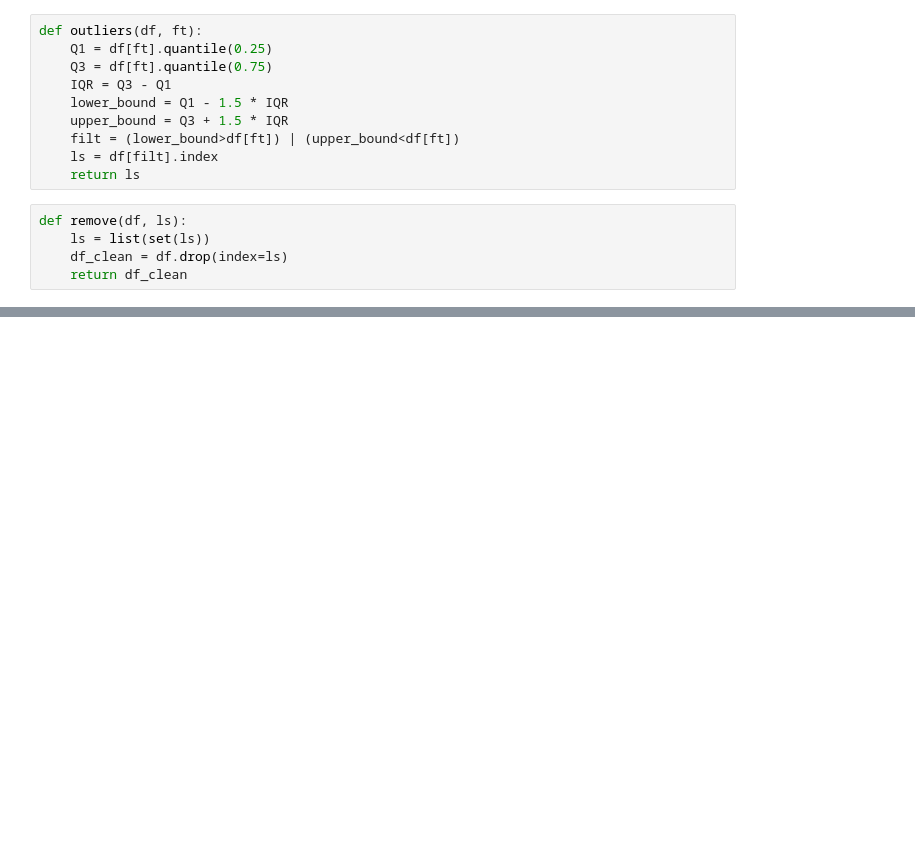
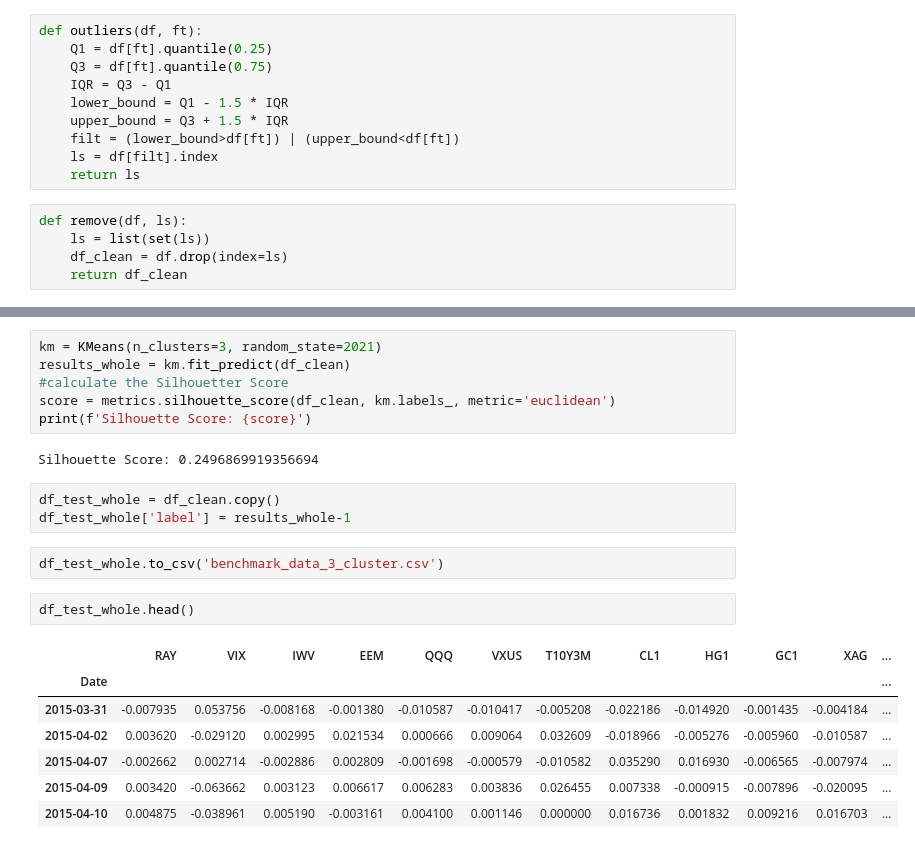
Before and after one commit to Vaanke/IAQF22, a Jupyter notebook: IAQF.ipynb, the cells around one changed output, grey strips where cells are left out. Saved outputs shown, nothing was run; the diff lists cells and outputs as text; blank space fills up the shorter version.

```diff
--- a/IAQF.ipynb
+++ b/IAQF.ipynb
@@ -243,0 +215,23 @@ df_datarobot_test.to_csv('df_datarobot_test.csv')
+# %%
+km = KMeans(n_clusters=3, random_state=2021)
+results_whole = km.fit_predict(df_clean)
+#calculate the Silhouetter Score
+score = metrics.silhouette_score(df_clean, km.labels_, metric='euclidean')
+print(f'Silhouette Score: {score}')
+# %% [output]
+Silhouette Score: 0.2496869919356694
+# %%
+df_test_whole = df_clean.copy()
+df_test_whole['label'] = results_whole-1
+# %%
+df_test_whole.to_csv('benchmark_data_3_cluster.csv')
+# %%
+df_test_whole.head()
+# %% [output]
+|  | RAY | VIX | IWV | EEM | QQQ | VXUS | T10Y3M | CL1 | HG1 | GC1 | XAG | ... |
+| Date |  |  |  |  |  |  |  |  |  |  |  | ... |
+| 2015-03-31 | -0.007935 | 0.053756 | -0.008168 | -0.001380 | -0.010587 | -0.010417 | -0.005208 | -0.022186 | -0.014920 | -0.001435 | -0.004184 | ... |
+| 2015-04-02 | 0.003620 | -0.029120 | 0.002995 | 0.021534 | 0.000666 | 0.009064 | 0.032609 | -0.018966 | -0.005276 | -0.005960 | -0.010587 | ... |
+| 2015-04-07 | -0.002662 | 0.002714 | -0.002886 | 0.002809 | -0.001698 | -0.000579 | -0.010582 | 0.035290 | 0.016930 | -0.006565 | -0.007974 | ... |
+| 2015-04-09 | 0.003420 | -0.063662 | 0.003123 | 0.006617 | 0.006283 | 0.003836 | 0.026455 | 0.007338 | -0.000915 | -0.007896 | -0.020095 | ... |
+| 2015-04-10 | 0.004875 | -0.038961 | 0.005190 | -0.003161 | 0.004100 | 0.001146 | 0.000000 | 0.016736 | 0.001832 | 0.009216 | 0.016703 | ... |
```
Also changed, not shown: parts of 41 cells of this notebook.
